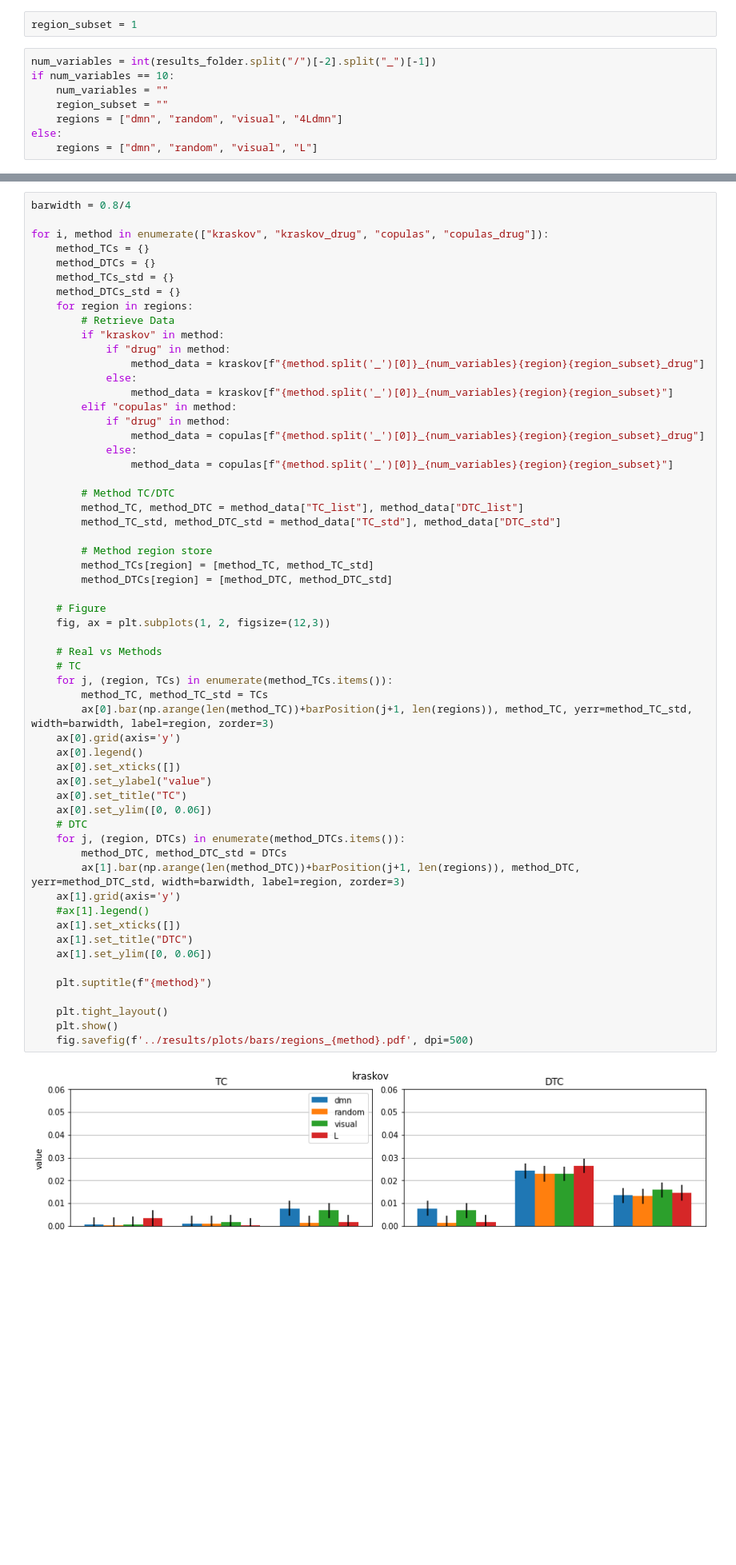
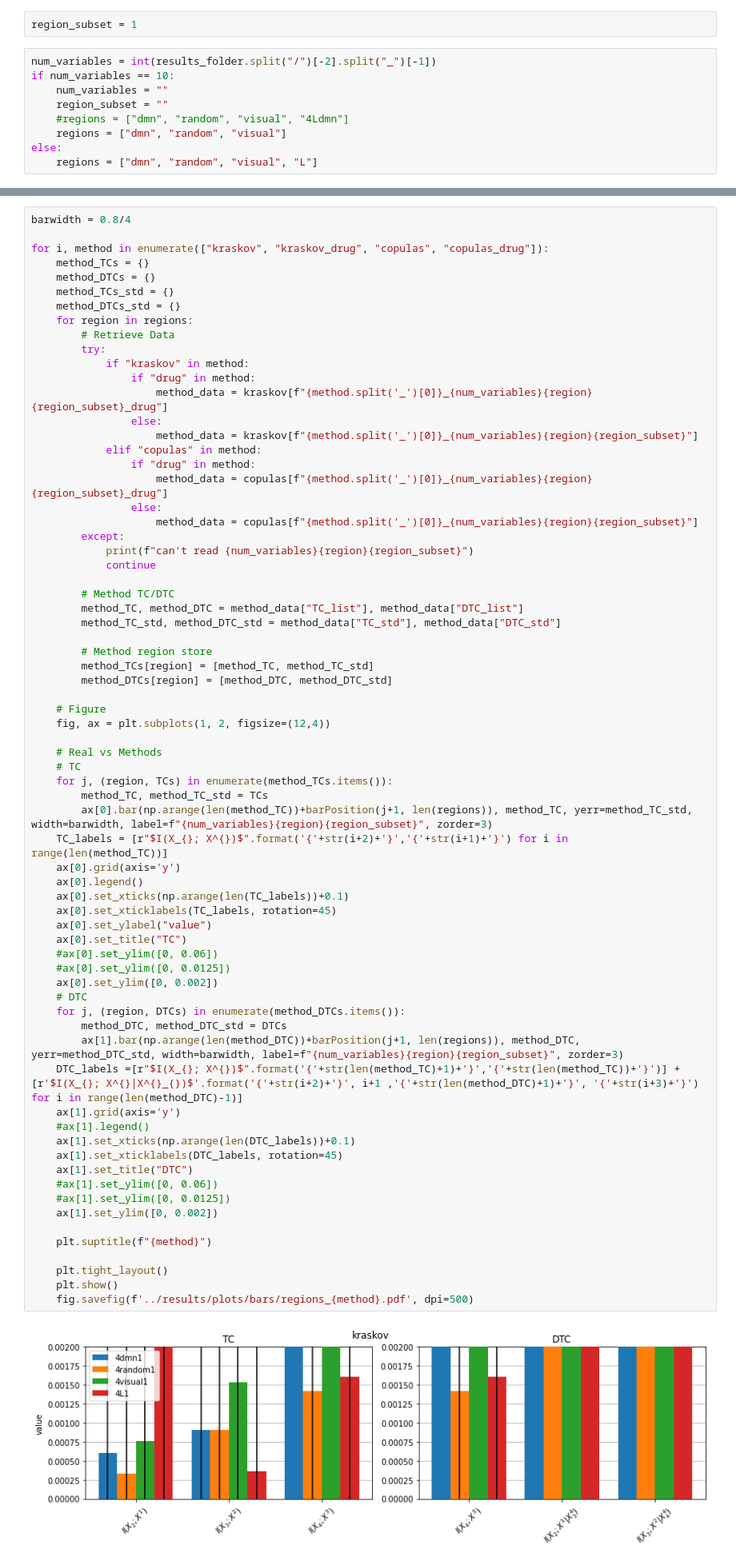
Before and after one commit to cjotade/whole-brain, a Jupyter notebook: src/MI_analysis_terms_DMF.ipynb, the cells around one changed output, grey strips where cells are left out. Shown: that part at 80% size. Saved outputs shown, nothing was run; the diff lists cells and outputs as text; blank space fills up the shorter version.

```diff
--- a/src/MI_analysis_terms_DMF.ipynb
+++ b/src/MI_analysis_terms_DMF.ipynb
@@ -13,7 +13,8 @@ num_variables = int(results_folder.split("/")[-2].split("_")[-1])
 if num_variables == 10:
     num_variables = ""
     region_subset = ""
-    regions = ["dmn", "random", "visual", "4Ldmn"]
+    #regions = ["dmn", "random", "visual", "4Ldmn"]
+    regions = ["dmn", "random", "visual"]
 else:
     regions = ["dmn", "random", "visual", "L"]
 # %%
@@ -168,53 +173,65 @@ for i, method in enumerate(["kraskov", "kraskov_drug", "copulas", "copulas_drug"
     method_DTCs_std = {}
     for region in regions:
         # Retrieve Data
-        if "kraskov" in method:
-            if "drug" in method:
-                method_data = kraskov[f"{method.split('_')[0]}_{num_variables}{region}{region_subset}_drug"]
-            else:
-                method_data = kraskov[f"{method.split('_')[0]}_{num_variables}{region}{region_subset}"]
-        elif "copulas" in method:
-            if "drug" in method:
-                method_data = copulas[f"{method.split('_')[0]}_{num_variables}{region}{region_subset}_drug"]
-            else:
-                method_data = copulas[f"{method.split('_')[0]}_{num_variables}{region}{region_subset}"]
+        try:
+            if "kraskov" in method:
+                if "drug" in method:
+                    method_data = kraskov[f"{method.split('_')[0]}_{num_variables}{region}{region_subset}_drug"]
+                else:
+                    method_data = kraskov[f"{method.split('_')[0]}_{num_variables}{region}{region_subset}"]
+            elif "copulas" in method:
+                if "drug" in method:
+                    method_data = copulas[f"{method.split('_')[0]}_{num_variables}{region}{region_subset}_drug"]
+                else:
+                    method_data = copulas[f"{method.split('_')[0]}_{num_variables}{region}{region_subset}"]
+        except:
+            print(f"can't read {num_variables}{region}{region_subset}")
+            continue
 
         # Method TC/DTC
         method_TC, method_DTC = method_data["TC_list"], method_data["DTC_list"]
         method_TC_std, method_DTC_std = method_data["TC_std"], method_data["DTC_std"]
 
         # Method region store
         method_TCs[region] = [method_TC, method_TC_std]
         method_DTCs[region] = [method_DTC, method_DTC_std]
 
     # Figure
-    fig, ax = plt.subplots(1, 2, figsize=(12,3))
+    fig, ax = plt.subplots(1, 2, figsize=(12,4))
 
     # Real vs Methods
     # TC
     for j, (region, TCs) in enumerate(method_TCs.items()):
         method_TC, method_TC_std = TCs
-        ax[0].bar(np.arange(len(method_TC))+barPosition(j+1, len(regions)), method_TC, yerr=method_TC_std, width=barwidth, label=region, zorder=3)
+        ax[0].bar(np.arange(len(method_TC))+barPosition(j+1, len(regions)), method_TC, yerr=method_TC_std, width=barwidth, label=f"{num_variables}{region}{region_subset}", zorder=3)
+    TC_labels = [r"$I(X_{}; X^{})$".format('{'+str(i+2)+'}','{'+str(i+1)+'}') for i in range(len(method_TC))]
     ax[0].grid(axis='y')
     ax[0].legend()
-    ax[0].set_xticks([])
+    ax[0].set_xticks(np.arange(len(TC_labels))+0.1)
+    ax[0].set_xticklabels(TC_labels, rotation=45)
     ax[0].set_ylabel("value")
     ax[0].set_title("TC")
-    ax[0].set_ylim([0, 0.06])
+    #ax[0].set_ylim([0, 0.06])
+    #ax[0].set_ylim([0, 0.0125])
+    ax[0].set_ylim([0, 0.002])
     # DTC
     for j, (region, DTCs) in enumerate(method_DTCs.items()):
         method_DTC, method_DTC_std = DTCs
-        ax[1].bar(np.arange(len(method_DTC))+barPosition(j+1, len(regions)), method_DTC, yerr=method_DTC_std, width=barwidth, label=region, zorder=3)
+        ax[1].bar(np.arange(len(method_DTC))+barPosition(j+1, len(regions)), method_DTC, yerr=method_DTC_std, width=barwidth, label=f"{num_variables}{region}{region_subset}", zorder=3)
+    DTC_labels =[r"$I(X_{}; X^{})$".format('{'+str(len(method_TC)+1)+'}','{'+str(len(method_TC))+'}')] + [r'$I(X_{}; X^{}|X^{}_{})$'.format('{'+str(i+2)+'}', i+1 ,'{'+str(len(method_DTC)+1)+'}', '{'+str(i+3)+'}') for i in range(len(method_DTC)-1)]
     ax[1].grid(axis='y')
     #ax[1].legend()
-    ax[1].set_xticks([])
+    ax[1].set_xticks(np.arange(len(DTC_labels))+0.1)
+    ax[1].set_xticklabels(DTC_labels, rotation=45)
     ax[1].set_title("DTC")
-    ax[1].set_ylim([0, 0.06])
+    #ax[1].set_ylim([0, 0.06])
+    #ax[1].set_ylim([0, 0.0125])
+    ax[1].set_ylim([0, 0.002])
 
     plt.suptitle(f"{method}")
 
     plt.tight_layout()
     plt.show()
     fig.savefig(f'../results/plots/bars/regions_{method}.pdf', dpi=500)
 # %% [output]
-[figure, old version]
+[figure, new version]
```
Also changed, not shown: parts of 2 cells of this notebook, 1 other file.
